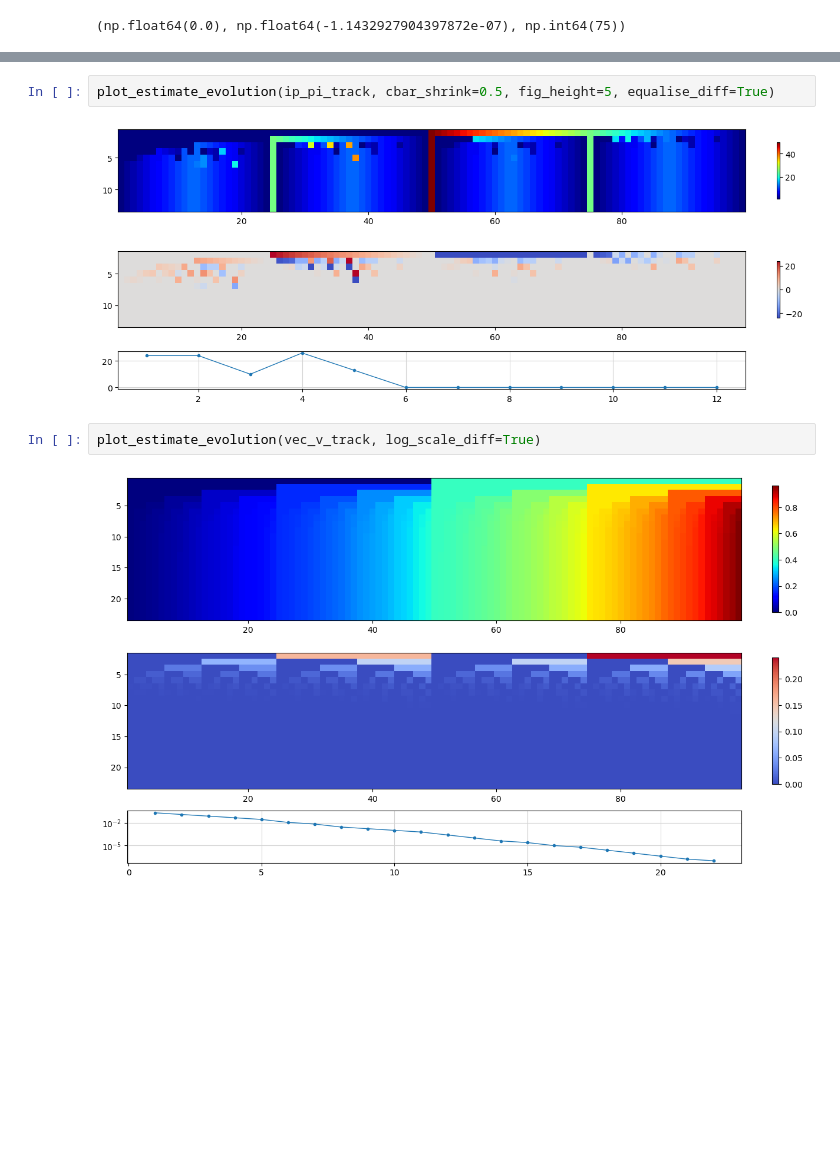
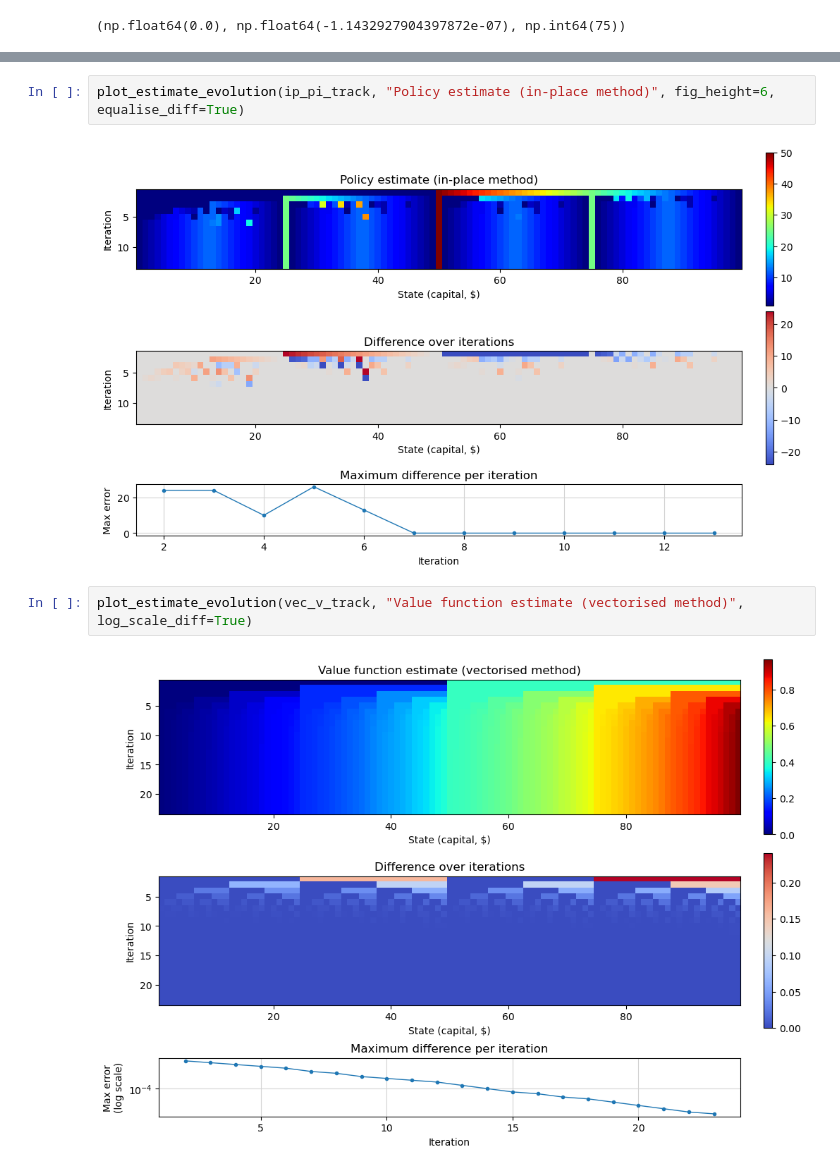
Before and after one commit to the-mysh/rl-coursework, a Jupyter notebook: tasks/gambler_problem/Gambler_problem.ipynb, the cells around one changed output, grey strips where cells are left out. Saved outputs shown, nothing was run; the diff lists cells and outputs as text; blank space fills up the shorter version.

```diff
--- a/tasks/gambler_problem/Gambler_problem.ipynb
+++ b/tasks/gambler_problem/Gambler_problem.ipynb
@@ -99,9 +99,9 @@ plot_estimate_evolution(vec_pi_track, equalise_diff=True)
 # %%
-plot_estimate_evolution(ip_pi_track, cbar_shrink=0.5, fig_height=5, equalise_diff=True)
+plot_estimate_evolution(ip_pi_track, "Policy estimate (in-place method)", fig_height=6, equalise_diff=True)
 # %% [output]
-[figure, old version]
+[figure, new version]
 # %%
-plot_estimate_evolution(vec_v_track, log_scale_diff=True)
+plot_estimate_evolution(vec_v_track, "Value function estimate (vectorised method)", log_scale_diff=True)
 # %% [output]
-[figure, old version]
+[figure, new version]
 # %%
```
Also changed, not shown: parts of 4 cells of this notebook, 1 other file.
